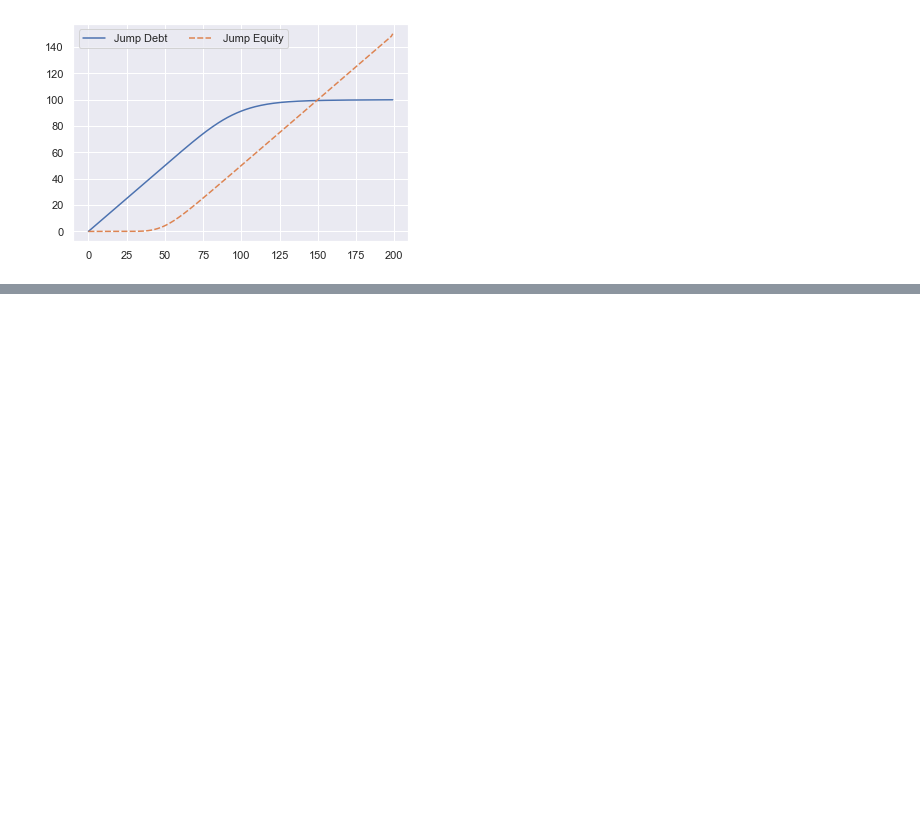
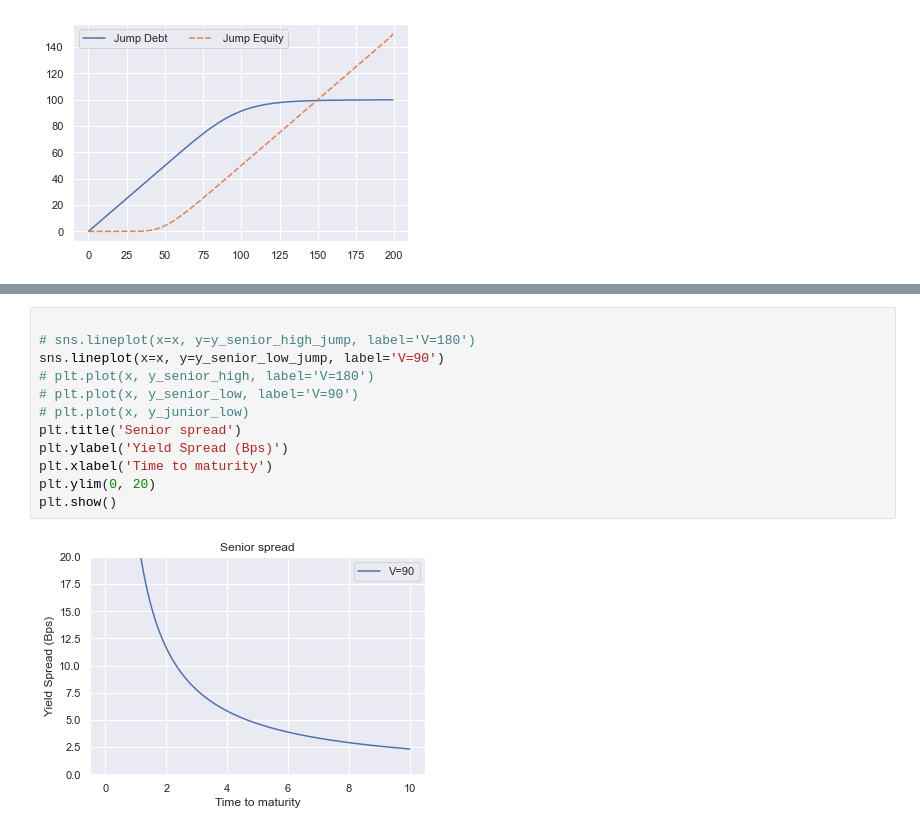
Before and after one commit to MortenWillendrup/CreditRiskModelling, a Jupyter notebook: Credit Risk Modelling/MertonSubOrdinatedDebt.ipynb, the cells around one changed output, grey strips where cells are left out. Saved outputs shown, nothing was run; the diff lists cells and outputs as text; blank space fills up the shorter version.

```diff
--- a/Credit Risk Modelling/MertonSubOrdinatedDebt.ipynb
+++ b/Credit Risk Modelling/MertonSubOrdinatedDebt.ipynb
@@ -323,0 +400,14 @@ def C_Kj(V, Ks, Kj, T):
+# %%
+
+# sns.lineplot(x=x, y=y_senior_high_jump, label='V=180')
+sns.lineplot(x=x, y=y_senior_low_jump, label='V=90')
+# plt.plot(x, y_senior_high, label='V=180')
+# plt.plot(x, y_senior_low, label='V=90')
+# plt.plot(x, y_junior_low)
+plt.title('Senior spread')
+plt.ylabel('Yield Spread (Bps)')
+plt.xlabel('Time to maturity')
+plt.ylim(0, 20)
+plt.show()
+# %% [output]
+[figure, added]
```
Also changed, not shown: parts of 10 cells of this notebook, 2 other files.
